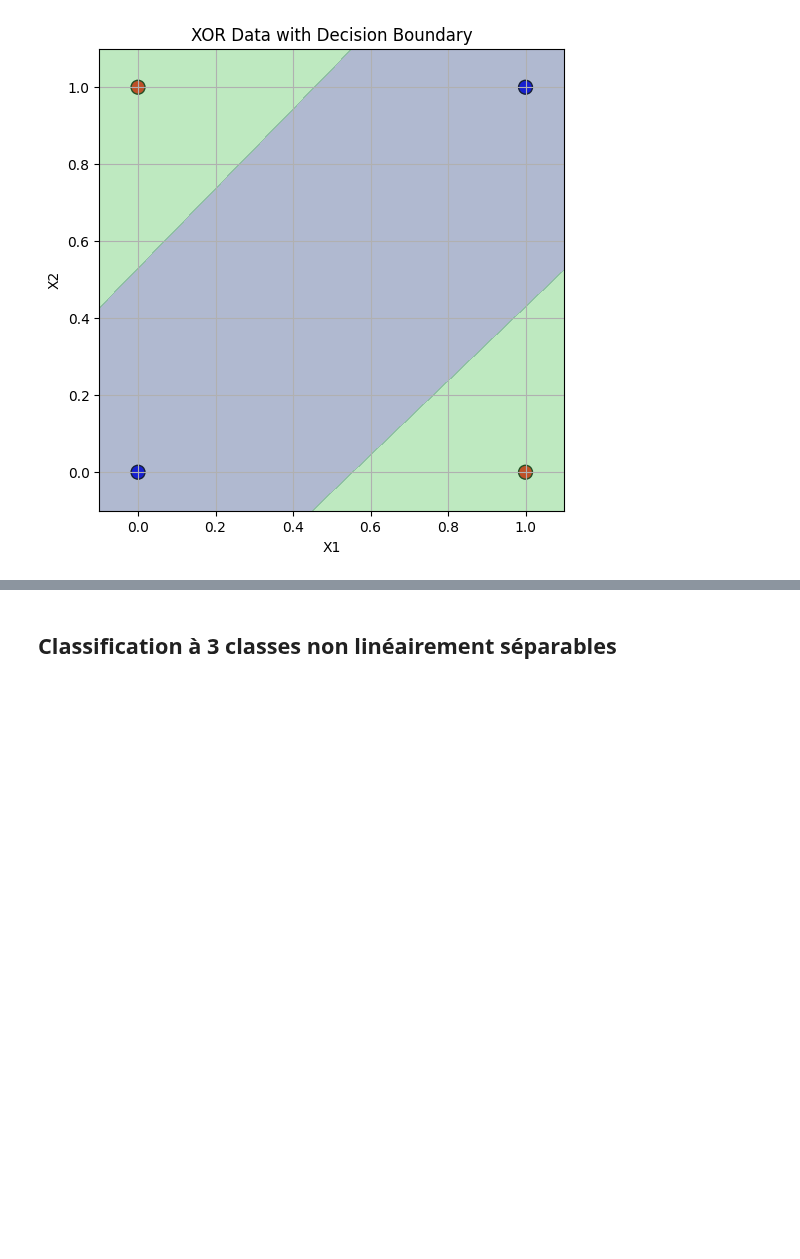
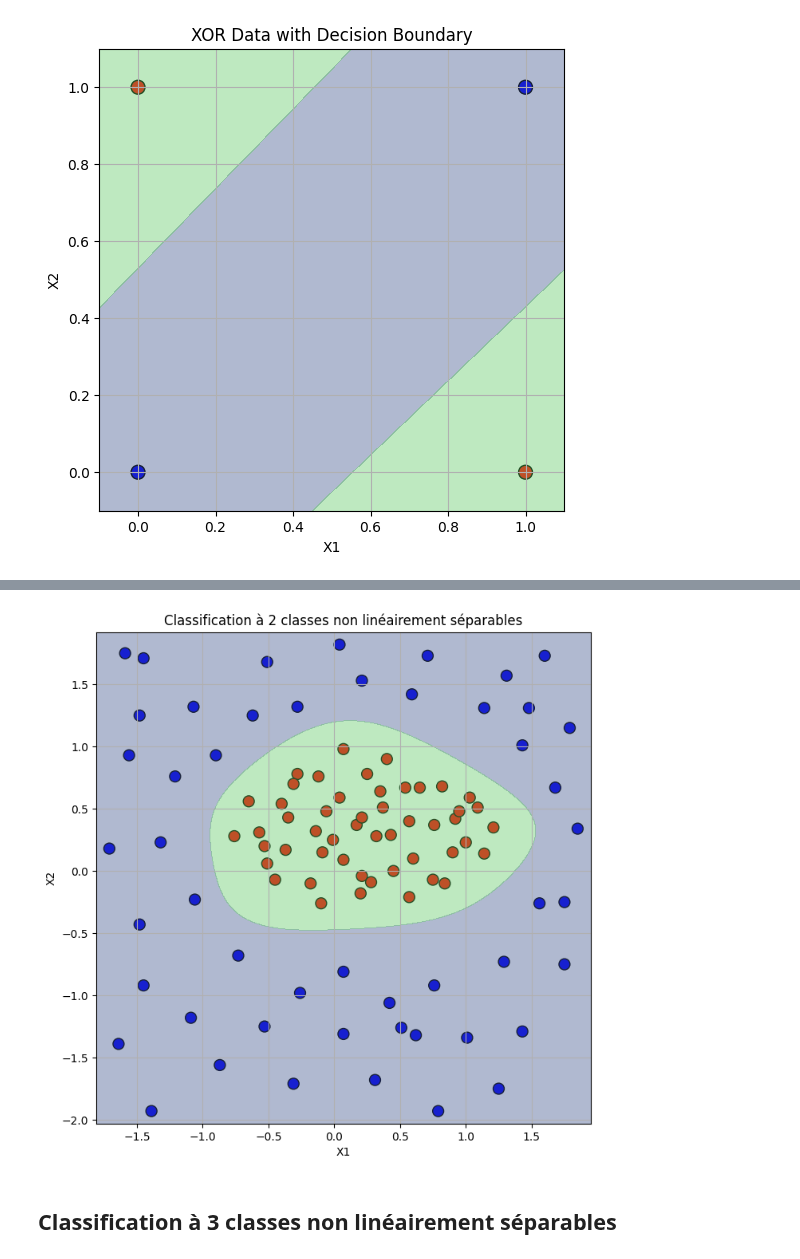
Before and after one commit to abrumsen/Perceptron, a Jupyter notebook: notebooks/multicouche.ipynb, the cells around one changed output, grey strips where cells are left out. Saved outputs shown, nothing was run; the diff lists cells and outputs as text; code cells hidden in the pictures; blank space fills up the shorter version.

Commit message:
Classification 2 classes non-lin sep validation

```diff
--- a/notebooks/multicouche.ipynb
+++ b/notebooks/multicouche.ipynb
@@ -114,3 +170,24 @@ Il y a deux cas de figures possibles, correspondants à deux minimas équivalent
+# %%
+plt.figure(figsize=(8, 8))
+plt.scatter(x_train[:, 0], x_train[:, 1], c=y_train, cmap='bwr', s=100, edgecolors='k')
+# Create grid for decision boundary
+x_min, x_max = x_train[:, 0].min() - 0.1, x_train[:, 0].max() + 0.1
+y_min, y_max = x_train[:, 1].min() - 0.1, x_train[:, 1].max() + 0.1
+xx, yy = np.meshgrid(np.linspace(x_min, x_max, 100), np.linspace(y_min, y_max, 100))
+# Predict for each point in the grid
+Z = np.array([model.forward([x, y]) for x, y in zip(xx.ravel(), yy.ravel())])
+Z = Z.reshape(xx.shape)
+# Plot decision boundary
+plt.contourf(xx, yy, Z, levels=[0, 0.5, 1], cmap='viridis', alpha=0.4)
+
+# Labels and grid
+plt.xlabel("X1")
+plt.ylabel("X2")
+plt.title("Classification à 2 classes non linéairement séparables")
+plt.grid(True)
+plt.show()
+# %% [output]
+[figure, added]
 # %% [markdown]
 ## Classification à 3 classes non linéairement séparables
 # %%
```
Also changed, not shown: parts of 4 cells of this notebook.
